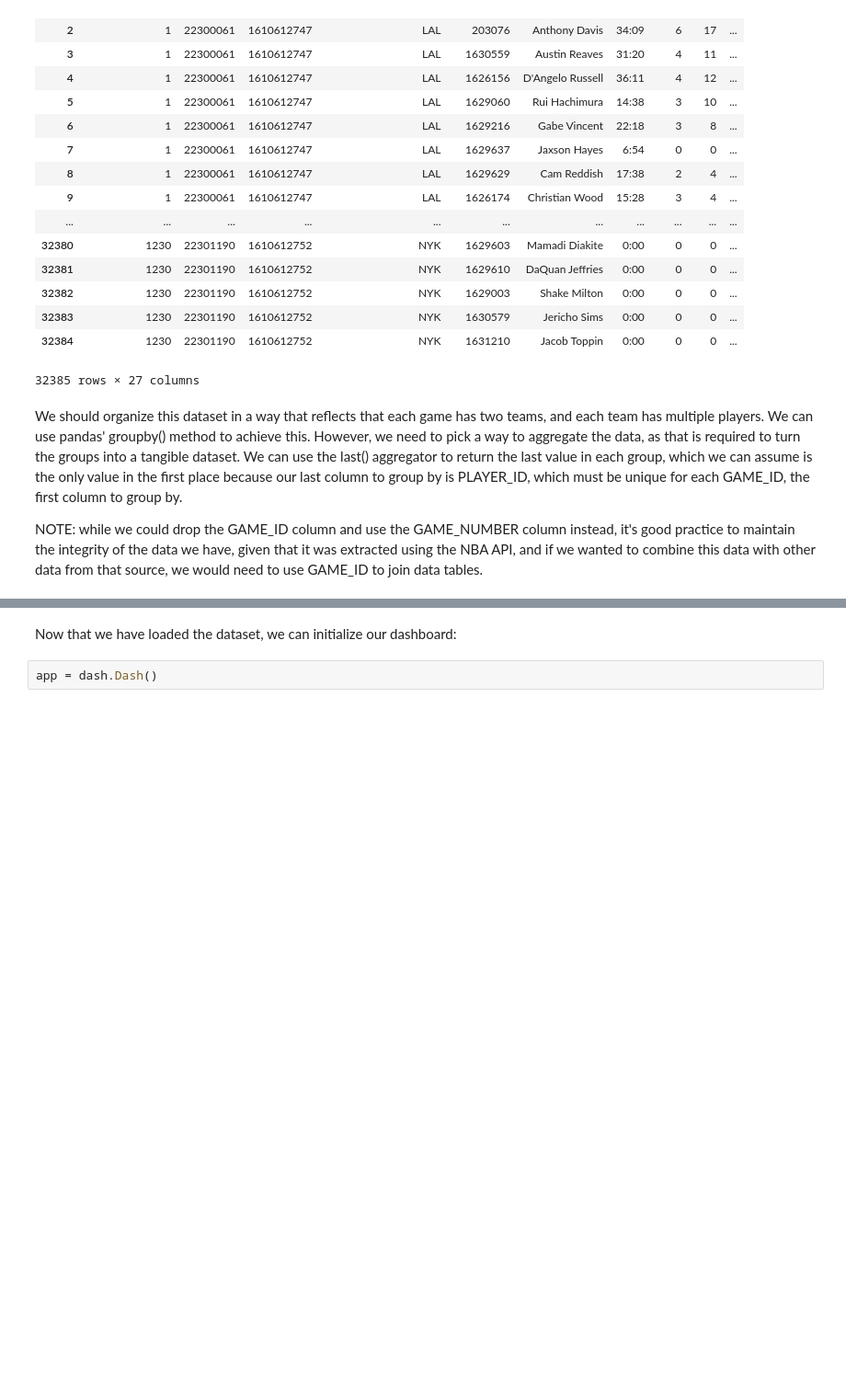
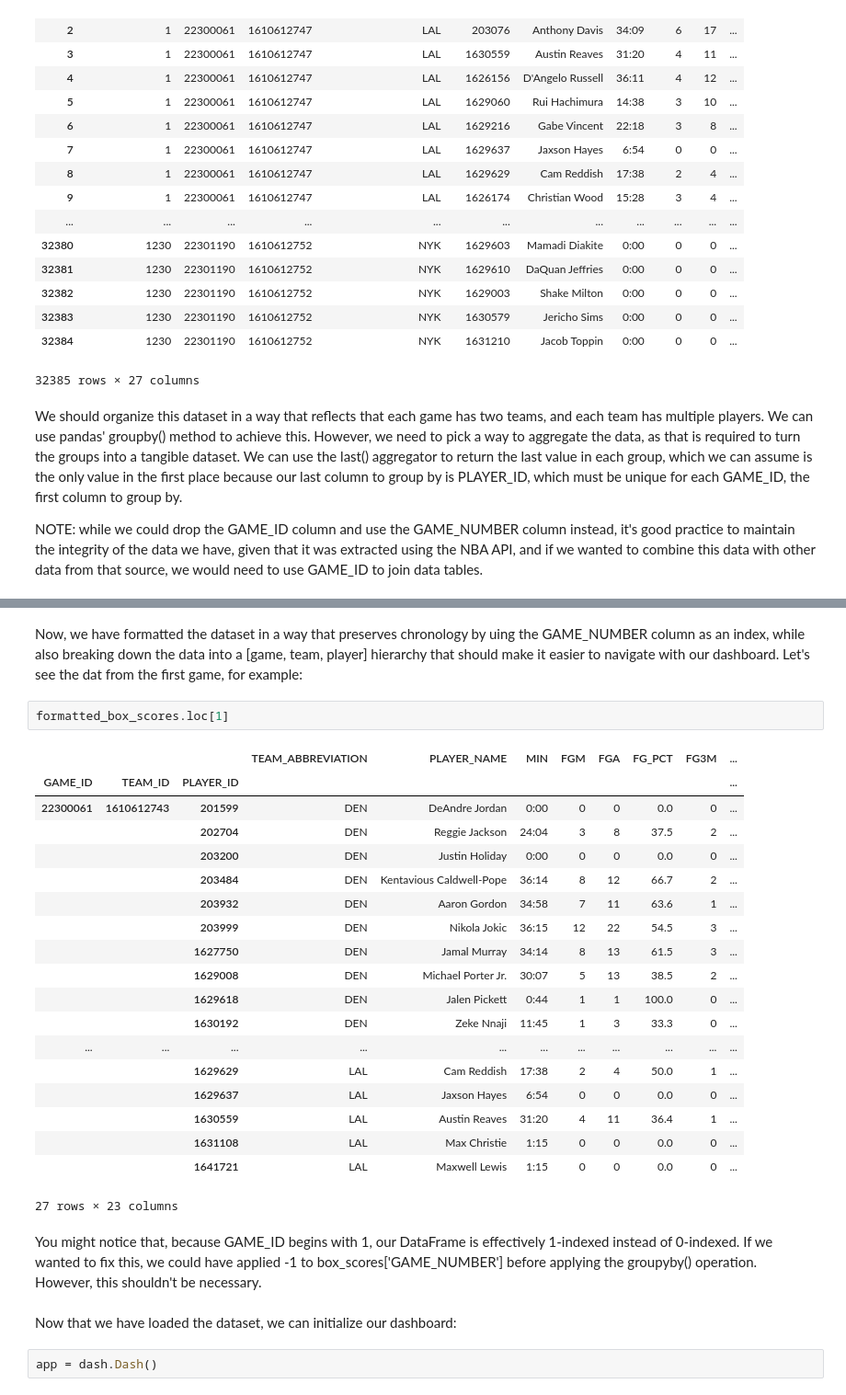
Before and after one commit to alexrodpas/nba-box-score-visualization, a Jupyter notebook: dashboard_creation.ipynb, the cells around one changed output, grey strips where cells are left out. Shown at 92% size. Drawn from its saved outputs; the diff is of its cells as text; blank space fills up the shorter version.

```diff
--- a/dashboard_creation.ipynb
+++ b/dashboard_creation.ipynb
@@ -58,3 +58,29 @@ formatted_box_scores
+# %% [markdown]
+Now, we have formatted the dataset in a way that preserves chronology by uing the GAME_NUMBER column as an index, while also breaking down the data into a \[game, team, player\] hierarchy that should make it easier to navigate with our dashboard. Let's see the dat from the first game, for example:
+# %%
+formatted_box_scores.loc[1]
+# %% [output]
+|  |  |  | TEAM_ABBREVIATION | PLAYER_NAME | MIN | FGM | FGA | FG_PCT | FG3M | ... |
+| GAME_ID | TEAM_ID | PLAYER_ID |  |  |  |  |  |  |  | ... |
+| 22300061 | 1610612743 | 201599 | DEN | DeAndre Jordan | 0:00 | 0 | 0 | 0.0 | 0 | ... |
+|  |  | 202704 | DEN | Reggie Jackson | 24:04 | 3 | 8 | 37.5 | 2 | ... |
+|  |  | 203200 | DEN | Justin Holiday | 0:00 | 0 | 0 | 0.0 | 0 | ... |
+|  |  | 203484 | DEN | Kentavious Caldwell-Pope | 36:14 | 8 | 12 | 66.7 | 2 | ... |
+|  |  | 203932 | DEN | Aaron Gordon | 34:58 | 7 | 11 | 63.6 | 1 | ... |
+|  |  | 203999 | DEN | Nikola Jokic | 36:15 | 12 | 22 | 54.5 | 3 | ... |
+|  |  | 1627750 | DEN | Jamal Murray | 34:14 | 8 | 13 | 61.5 | 3 | ... |
+|  |  | 1629008 | DEN | Michael Porter Jr. | 30:07 | 5 | 13 | 38.5 | 2 | ... |
+|  |  | 1629618 | DEN | Jalen Pickett | 0:44 | 1 | 1 | 100.0 | 0 | ... |
+|  |  | 1630192 | DEN | Zeke Nnaji | 11:45 | 1 | 3 | 33.3 | 0 | ... |
+| ... | ... | ... | ... | ... | ... | ... | ... | ... | ... | ... |
+|  |  | 1629629 | LAL | Cam Reddish | 17:38 | 2 | 4 | 50.0 | 1 | ... |
+|  |  | 1629637 | LAL | Jaxson Hayes | 6:54 | 0 | 0 | 0.0 | 0 | ... |
+|  |  | 1630559 | LAL | Austin Reaves | 31:20 | 4 | 11 | 36.4 | 1 | ... |
+|  |  | 1631108 | LAL | Max Christie | 1:15 | 0 | 0 | 0.0 | 0 | ... |
+|  |  | 1641721 | LAL | Maxwell Lewis | 1:15 | 0 | 0 | 0.0 | 0 | ... |
+27 rows × 23 columns
+# %% [markdown]
+You might notice that, because GAME_ID begins with 1, our DataFrame is effectively 1-indexed instead of 0-indexed. If we wanted to fix this, we could have applied -1 to box_scores\['GAME_NUMBER'\] before applying the groupyby() operation. However, this shouldn't be necessary.
 # %% [markdown]
 Now that we have loaded the dataset, we can initialize our dashboard:
 # %%
```
Also changed, not shown: parts of 1 cell of this notebook.
